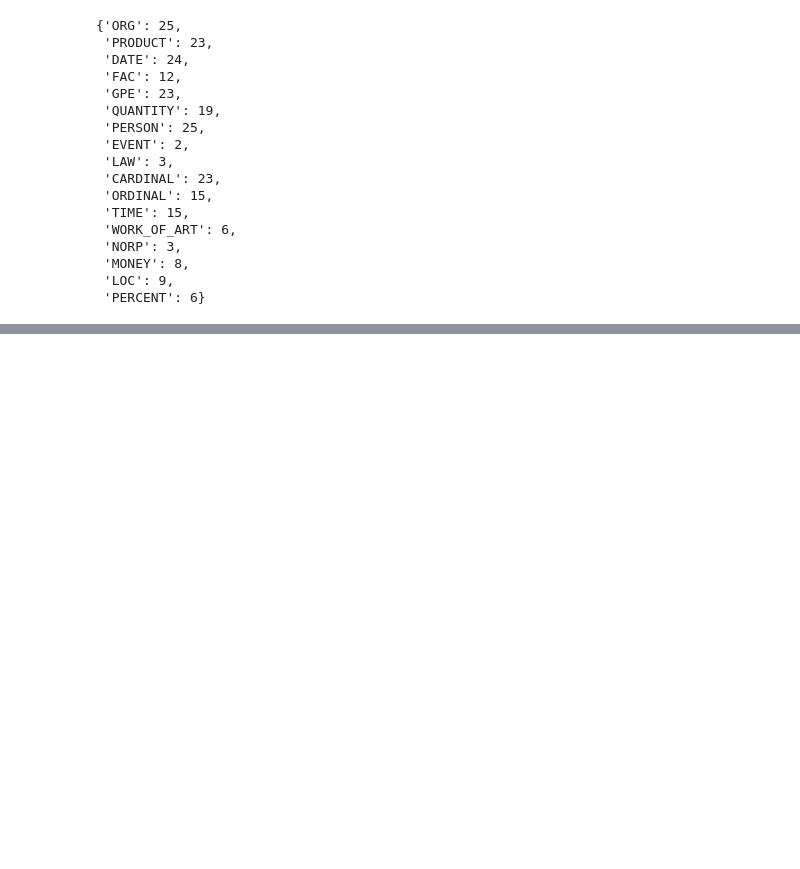
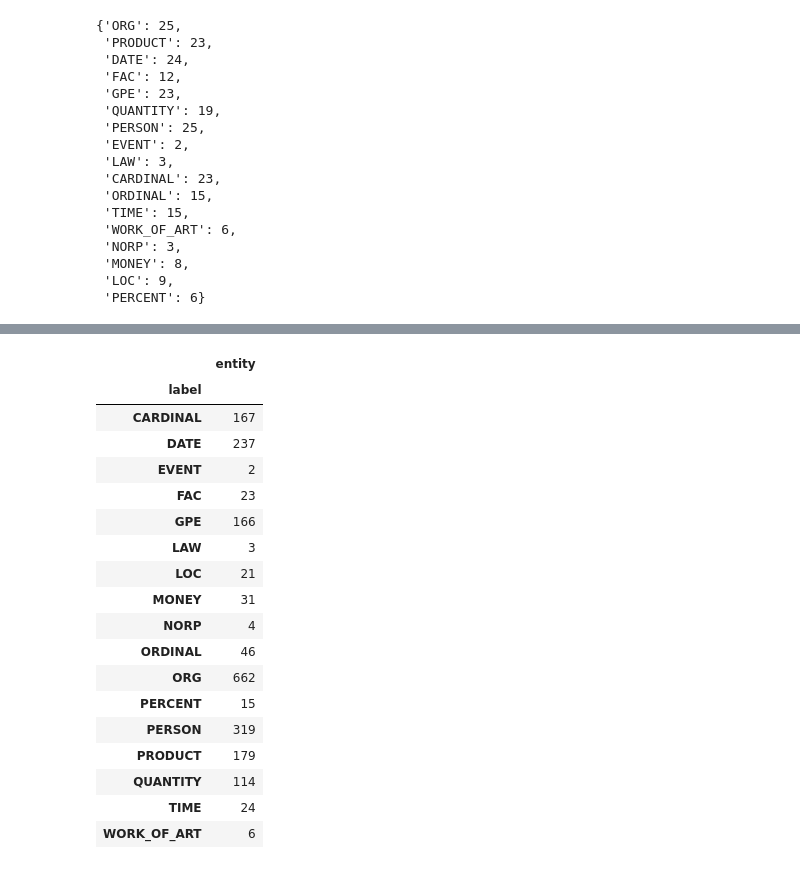
Before and after one commit to t-flora/news-ml, a Jupyter notebook: ner/ner-custom.ipynb, the cells around one changed output, grey strips where cells are left out. Cells and saved outputs as stored; diff of their text form; code cells hidden in the pictures; blank space fills up the shorter version.

```diff
--- a/ner/ner-custom.ipynb
+++ b/ner/ner-custom.ipynb
@@ -122,8 +174,24 @@ for b in b_docs:
 # %%
-# print(grouped_ents)
-def count_dataset_ents(docs_ent_counts):
-    c = {"entity_counts" : {}, "label_counts" : {}, "ent_lists" : {}}
+def count_dataset_ents(corpus, data_as_df = True):
+    """Obtains count data for an entire article dataset from a given company.
+
+    Args:
+        docs_ent_counts (list): List of dictionaries containing count data for each document object in a corpus, as processed
+        in `group_ents`
+
+    Returns:
+        dict: dictionary containing 3 other dictionaries;
+            - 1 one for the total number of mentions to unique entity identifiers,
+            - 1 for the total count of each entity label type,
+            - 1 with the entity lists obtained for each entity type
+    """
+    # Group entities in article-body corpus
+    docs_ent_counts = [group_ents(doc) for doc in corpus]
+
+    df = pd.DataFrame() # create empty dataframe
+    c = {"entity_counts" : {}, "label_counts" : {}, "ent_lists" : {}, "ent_data" : df}
     for doc_counts in docs_ent_counts:
+        # Count labels by adding one every time a label is encountered
         for l in doc_counts["label_counts"]:
             c["label_counts"][l] = c["label_counts"].get(l, 0) + 1
         for e in doc_counts["ent_counts"]:
@@ -131,10 +199,12 @@ def count_dataset_ents(docs_ent_counts):
         epl = doc_counts["ents_per_label"]
         for ec in epl:
             if ec in c["ent_lists"]:
-                c["ent_lists"][ec] += epl[ec]
+                c["ent_lists"][ec].extend(epl[ec])
             else:
                 c["ent_lists"][ec] = epl[ec]
+        if data_as_df:
+            c['ent_data'] = c['ent_data'].append(doc_counts['ent_data'])
+    if data_as_df:
+        c['ent_data'].columns = ['entity', 'label']
     return c
-
-c = count_dataset_ents(grouped_ents)
 # %%
@@ -157,3 +228,6 @@ c['label_counts']
  'MONEY': 8,
  'LOC': 9,
  'PERCENT': 6}
+# %%
+df = c['ent_data']
+df.head()
@@ -159,0 +262,22 @@ c['label_counts']
+# %%
+df.groupby('label').count() # gets unique value counts
+# %% [output]
+|  | entity |
+| label |  |
+| CARDINAL | 167 |
+| DATE | 237 |
+| EVENT | 2 |
+| FAC | 23 |
+| GPE | 166 |
+| LAW | 3 |
+| LOC | 21 |
+| MONEY | 31 |
+| NORP | 4 |
+| ORDINAL | 46 |
+| ORG | 662 |
+| PERCENT | 15 |
+| PERSON | 319 |
+| PRODUCT | 179 |
+| QUANTITY | 114 |
+| TIME | 24 |
+| WORK_OF_ART | 6 |
```
Also changed, not shown: parts of 30 cells of this notebook, 9 other files.
